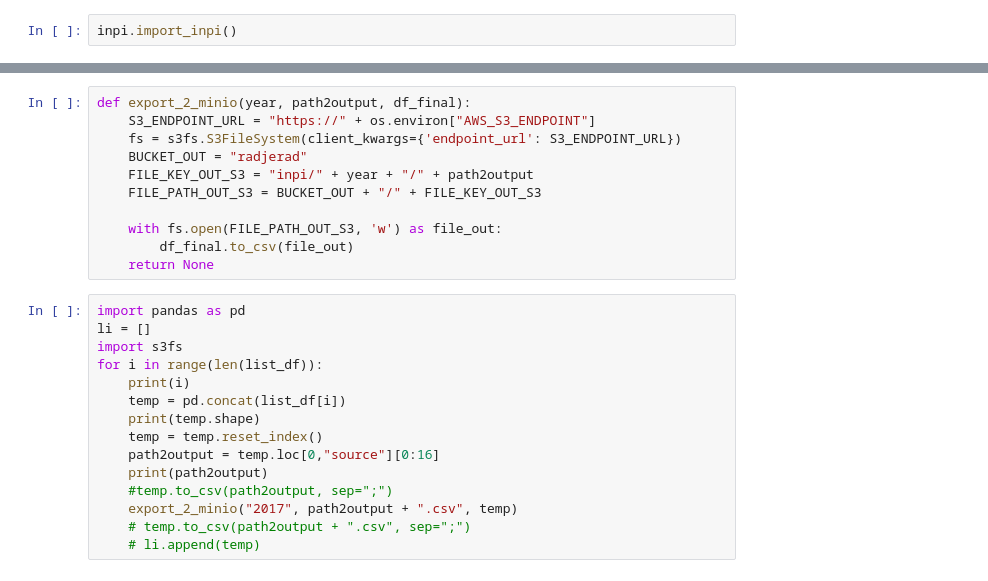
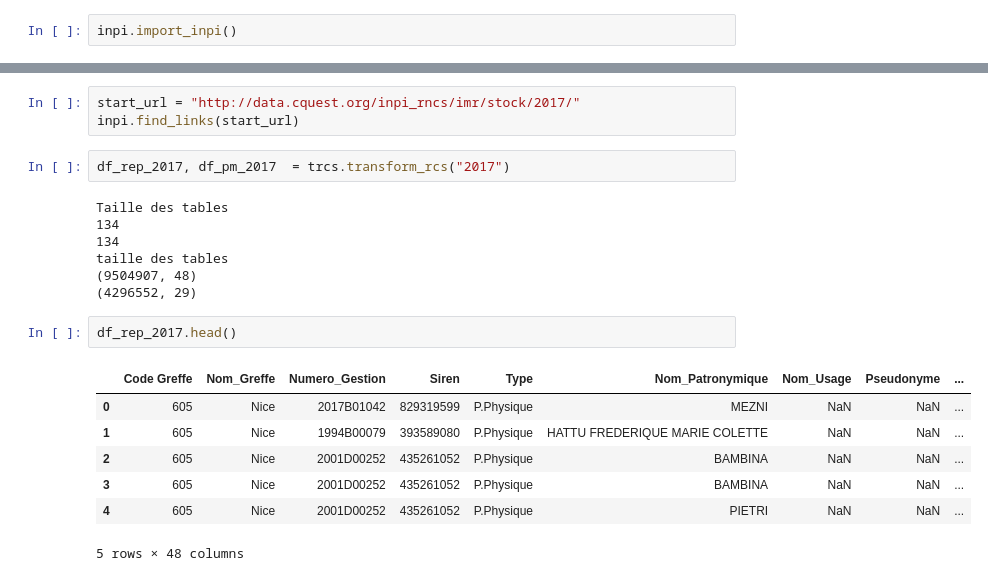
Before and after one commit to raphaeleadjerad/data_inpi, a Jupyter notebook: notebooks/01_import_raw_data_inpi.ipynb, the cells around one changed output, grey strips where cells are left out. Drawn from its saved outputs; the diff is of its cells as text.

Commit message:
import propre de rep et pm 2017

```diff
--- a/notebooks/01_import_raw_data_inpi.ipynb
+++ b/notebooks/01_import_raw_data_inpi.ipynb
@@ -130,26 +16,22 @@ with fs.open(FILE_PATH_OUT_S3, 'w') as file_out:
-# %%
-def export_2_minio(year, path2output, df_final):
-    S3_ENDPOINT_URL = "https://" + os.environ["AWS_S3_ENDPOINT"]
-    fs = s3fs.S3FileSystem(client_kwargs={'endpoint_url': S3_ENDPOINT_URL})
-    BUCKET_OUT = "radjerad"
-    FILE_KEY_OUT_S3 = "inpi/" + year + "/" + path2output
-    FILE_PATH_OUT_S3 = BUCKET_OUT + "/" + FILE_KEY_OUT_S3
-
-    with fs.open(FILE_PATH_OUT_S3, 'w') as file_out:
-        df_final.to_csv(file_out)
-    return None
-# %%
-import pandas as pd
-li = []
-import s3fs
-for i in range(len(list_df)):
-    print(i)
-    temp = pd.concat(list_df[i])
-    print(temp.shape)
-    temp = temp.reset_index()
-    path2output = temp.loc[0,"source"][0:16]
-    print(path2output)
-    #temp.to_csv(path2output, sep=";")
-    export_2_minio("2017", path2output + ".csv", temp)
-    # temp.to_csv(path2output + ".csv", sep=";")
-    # li.append(temp)
+# %%
+start_url = "http://data.cquest.org/inpi_rncs/imr/stock/2017/"
+inpi.find_links(start_url)
+# %%
+df_rep_2017, df_pm_2017  = trcs.transform_rcs("2017")
+# %% [output]
+Taille des tables
+134
+134
+taille des tables
+(9504907, 48)
+(4296552, 29)
+# %%
+df_rep_2017.head()
+# %% [output]
+|  | Code Greffe | Nom_Greffe | Numero_Gestion | Siren | Type | Nom_Patronymique | Nom_Usage | Pseudonyme | ... |
+| 0 | 605 | Nice | 2017B01042 | 829319599 | P.Physique | MEZNI | NaN | NaN | ... |
+| 1 | 605 | Nice | 1994B00079 | 393589080 | P.Physique | HATTU FREDERIQUE MARIE COLETTE | NaN | NaN | ... |
+| 2 | 605 | Nice | 2001D00252 | 435261052 | P.Physique | BAMBINA | NaN | NaN | ... |
+| 3 | 605 | Nice | 2001D00252 | 435261052 | P.Physique | BAMBINA | NaN | NaN | ... |
+| 4 | 605 | Nice | 2001D00252 | 435261052 | P.Physique | PIETRI | NaN | NaN | ... |
+5 rows × 48 columns
```
Also changed, not shown: parts of 17 cells of this notebook, 1 other file.
